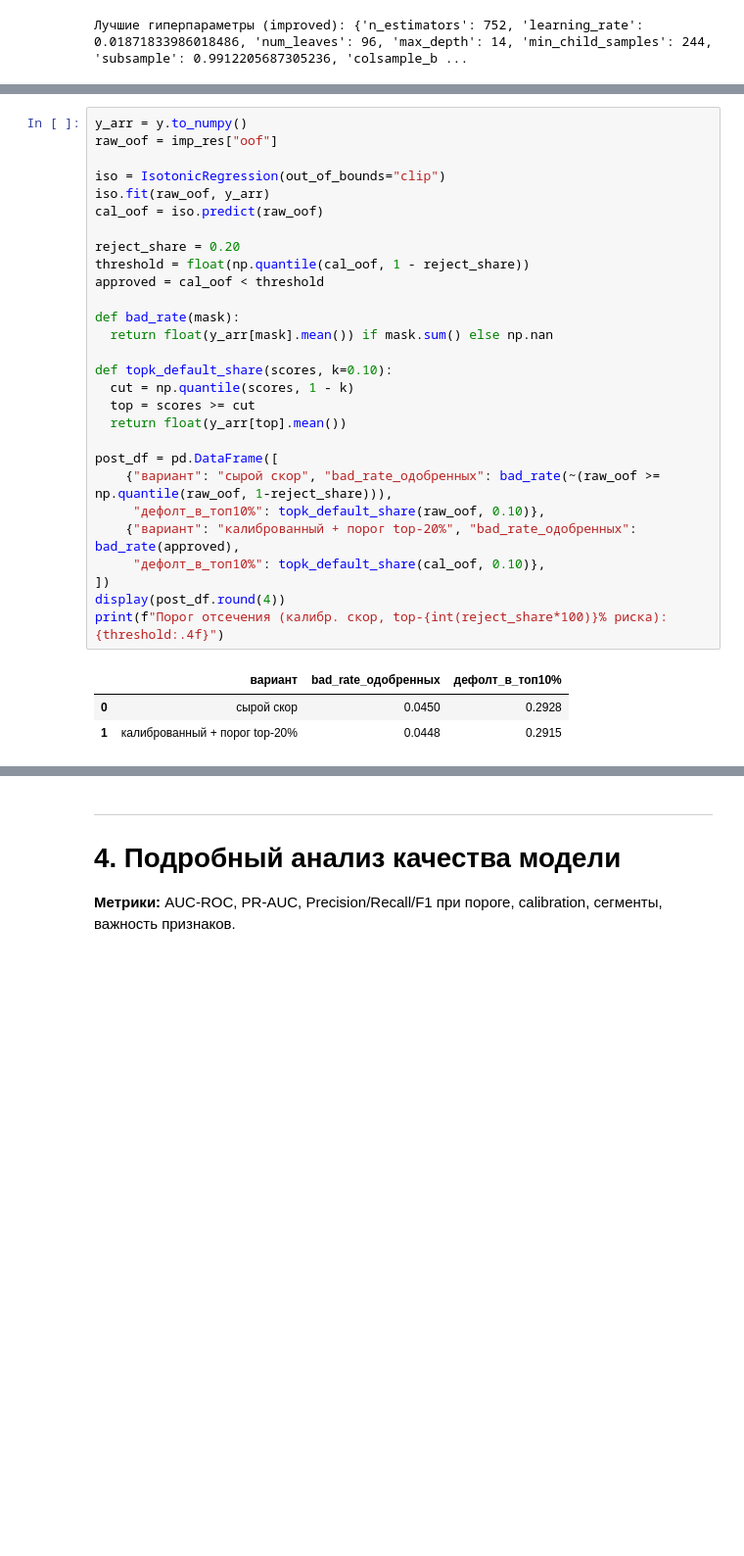
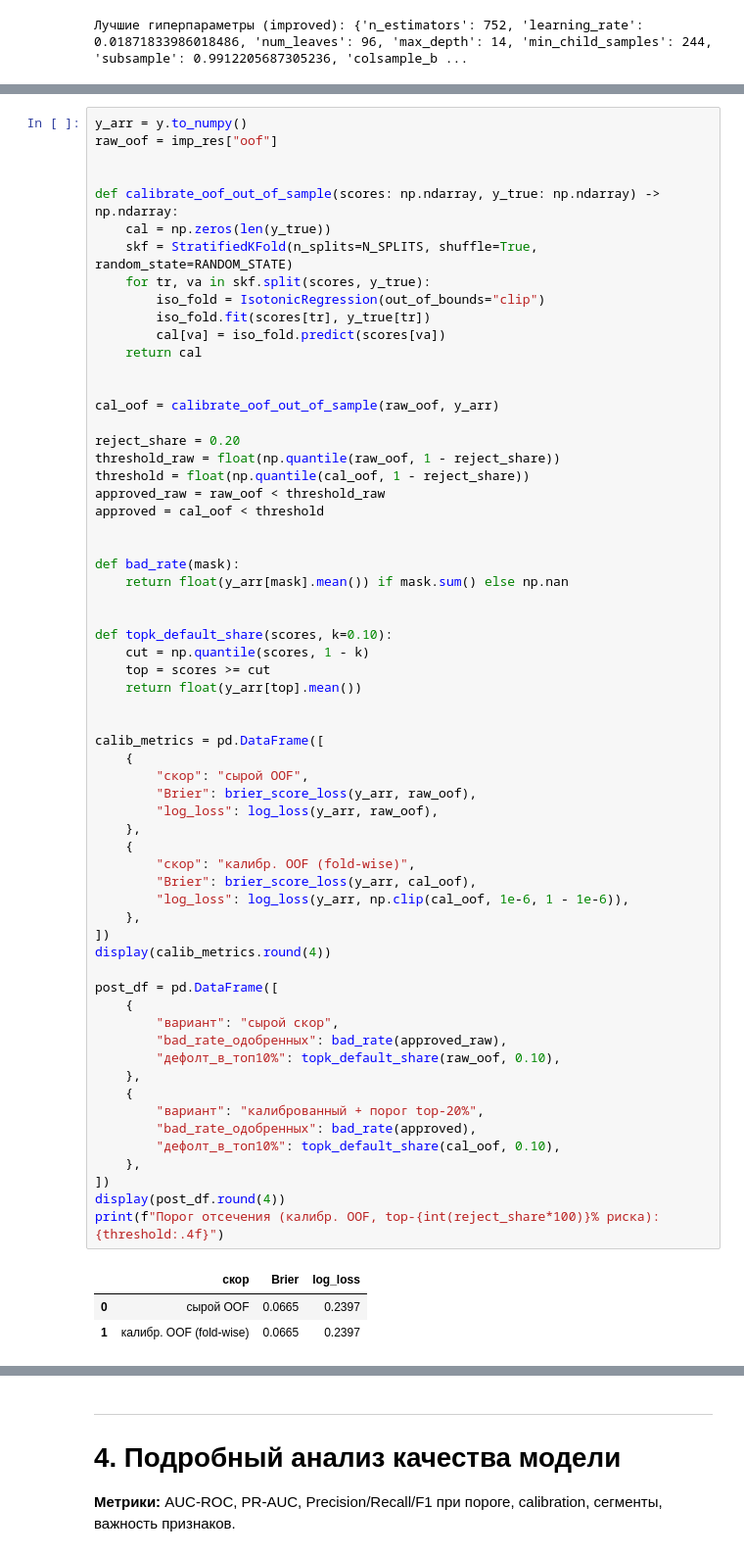
Before and after one commit to k1tit/My_First_Data_Project, a Jupyter notebook: notebooks/hw7_improved_model.ipynb, the cells around one changed output, grey strips where cells are left out. Shown at 98% size. Drawn from its saved outputs; the diff is of its cells as text; blank space fills up the shorter version.

```diff
--- a/notebooks/hw7_improved_model.ipynb
+++ b/notebooks/hw7_improved_model.ipynb
@@ -212,32 +220,66 @@ print("Лучшие гиперпараметры (improved):", imp_params)
 # %%
 y_arr = y.to_numpy()
 raw_oof = imp_res["oof"]
 
-iso = IsotonicRegression(out_of_bounds="clip")
-iso.fit(raw_oof, y_arr)
-cal_oof = iso.predict(raw_oof)
+
+def calibrate_oof_out_of_sample(scores: np.ndarray, y_true: np.ndarray) -> np.ndarray:
+    cal = np.zeros(len(y_true))
+    skf = StratifiedKFold(n_splits=N_SPLITS, shuffle=True, random_state=RANDOM_STATE)
+    for tr, va in skf.split(scores, y_true):
+        iso_fold = IsotonicRegression(out_of_bounds="clip")
+        iso_fold.fit(scores[tr], y_true[tr])
+        cal[va] = iso_fold.predict(scores[va])
+    return cal
+
+
+cal_oof = calibrate_oof_out_of_sample(raw_oof, y_arr)
 
 reject_share = 0.20
+threshold_raw = float(np.quantile(raw_oof, 1 - reject_share))
 threshold = float(np.quantile(cal_oof, 1 - reject_share))
+approved_raw = raw_oof < threshold_raw
 approved = cal_oof < threshold
 
+
 def bad_rate(mask):
-  return float(y_arr[mask].mean()) if mask.sum() else np.nan
+    return float(y_arr[mask].mean()) if mask.sum() else np.nan
+
 
 def topk_default_share(scores, k=0.10):
-  cut = np.quantile(scores, 1 - k)
-  top = scores >= cut
-  return float(y_arr[top].mean())
+    cut = np.quantile(scores, 1 - k)
+    top = scores >= cut
+    return float(y_arr[top].mean())
+
+
+calib_metrics = pd.DataFrame([
+    {
+        "скор": "сырой OOF",
+        "Brier": brier_score_loss(y_arr, raw_oof),
+        "log_loss": log_loss(y_arr, raw_oof),
+    },
+    {
+        "скор": "калибр. OOF (fold-wise)",
+        "Brier": brier_score_loss(y_arr, cal_oof),
+        "log_loss": log_loss(y_arr, np.clip(cal_oof, 1e-6, 1 - 1e-6)),
+    },
+])
+display(calib_metrics.round(4))
 
 post_df = pd.DataFrame([
-    {"вариант": "сырой скор", "bad_rate_одобренных": bad_rate(~(raw_oof >= np.quantile(raw_oof, 1-reject_share))),
-     "дефолт_в_топ10%": topk_default_share(raw_oof, 0.10)},
-    {"вариант": "калиброванный + порог top-20%", "bad_rate_одобренных": bad_rate(approved),
-     "дефолт_в_топ10%": topk_default_share(cal_oof, 0.10)},
+    {
+        "вариант": "сырой скор",
+        "bad_rate_одобренных": bad_rate(approved_raw),
+        "дефолт_в_топ10%": topk_default_share(raw_oof, 0.10),
+    },
+    {
+        "вариант": "калиброванный + порог top-20%",
+        "bad_rate_одобренных": bad_rate(approved),
+        "дефолт_в_топ10%": topk_default_share(cal_oof, 0.10),
+    },
 ])
 display(post_df.round(4))
-print(f"Порог отсечения (калибр. скор, top-{int(reject_share*100)}% риска): {threshold:.4f}")
+print(f"Порог отсечения (калибр. OOF, top-{int(reject_share*100)}% риска): {threshold:.4f}")
 # %% [output]
-|  | вариант | bad_rate_одобренных | дефолт_в_топ10% |
-| 0 | сырой скор | 0.0450 | 0.2928 |
-| 1 | калиброванный + порог top-20% | 0.0448 | 0.2915 |
+|  | скор | Brier | log_loss |
+| 0 | сырой OOF | 0.0665 | 0.2397 |
+| 1 | калибр. OOF (fold-wise) | 0.0665 | 0.2397 |
```
Also changed, not shown: parts of 7 cells of this notebook, 2 other files.
